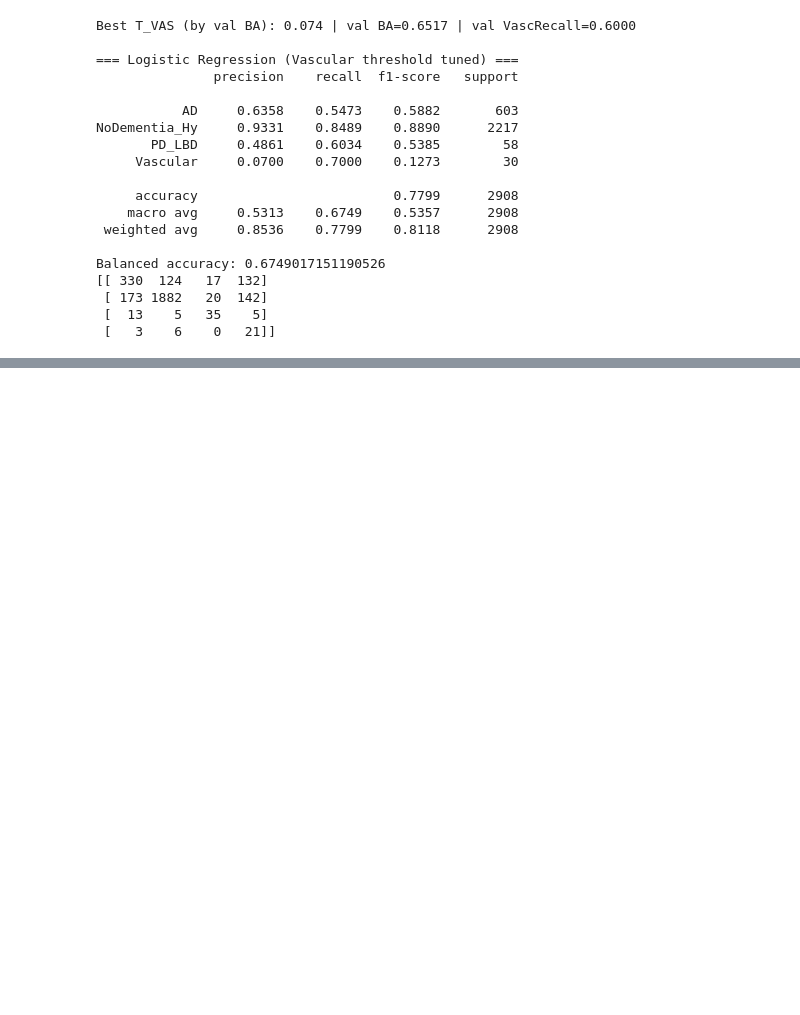
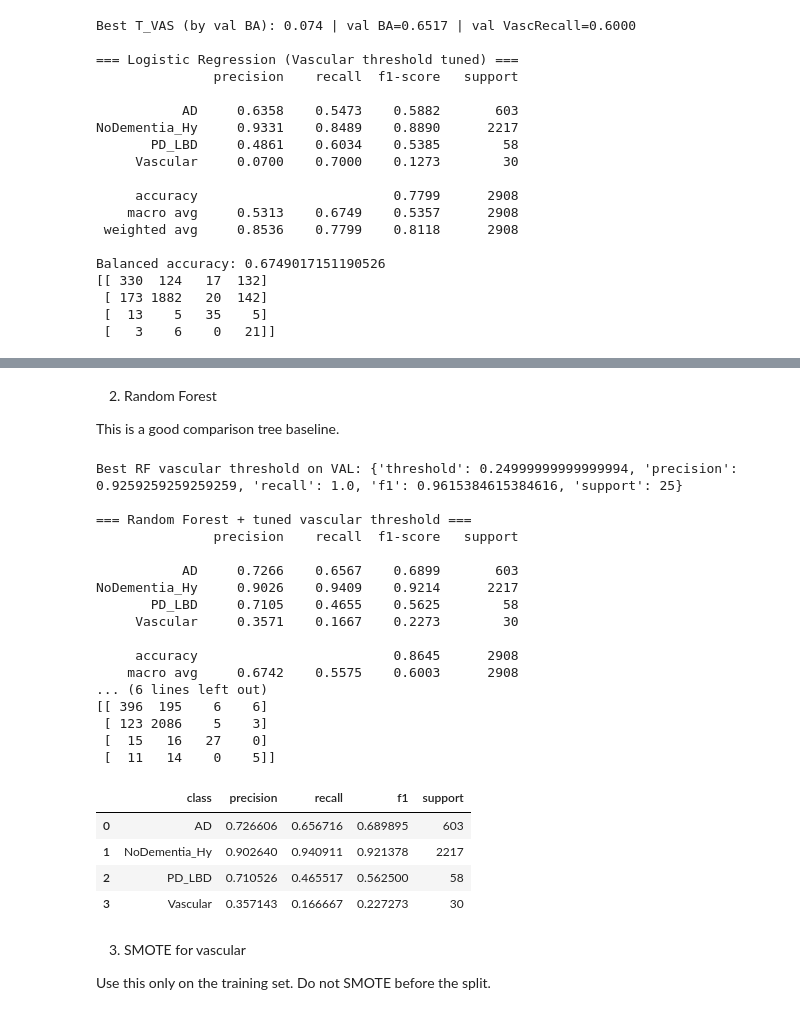
Before and after one commit to MihikaRanj/naccproject, a Jupyter notebook: src/02_train_baseline_model_full_v4.ipynb, the cells around one changed output, grey strips where cells are left out. Cells and saved outputs as stored; diff of their text form; code cells hidden in the pictures; blank space fills up the shorter version.

```diff
--- a/src/02_train_baseline_model_full_v4.ipynb
+++ b/src/02_train_baseline_model_full_v4.ipynb
@@ -1326,0 +1600,72 @@ NameError: name 'y_train' is not defined
+# %% [markdown]
+2) Random Forest
+
+This is a good comparison tree baseline.
+# %%
+from sklearn.ensemble import RandomForestClassifier
+
+rf_model = RandomForestClassifier(
+    n_estimators=800,
+    max_depth=None,
+    min_samples_split=8,
+    min_samples_leaf=3,
+    max_features="sqrt",
+    class_weight={
+        "AD": 1.0,
+        "NoDementia_Hy": 1.0,
+        "PD_LBD": 2.0,
+        "Vascular": 4.0,
+    },
+    random_state=42,
+    n_jobs=-1
+)
+
+rf_model.fit(X_train, y_train)
+
+val_proba_rf = rf_model.predict_proba(X_val)
+best_vasc_thr_rf = search_best_single_threshold(
+    y_val,
+    val_proba_rf,
+    target_class="Vascular"
+)
+print("Best RF vascular threshold on VAL:", best_vasc_thr_rf)
+
+test_proba_rf = rf_model.predict_proba(X_test)
+test_pred_rf = predict_with_class_thresholds(
+    test_proba_rf,
+    thresholds={"Vascular": best_vasc_thr_rf["threshold"]}
+)
+
+rf_results = eval_predictions(
+    y_test,
+    test_pred_rf,
+    title="Random Forest + tuned vascular threshold"
+)
+rf_results
+# %% [output]
+Best RF vascular threshold on VAL: {'threshold': 0.24999999999999994, 'precision': 0.9259259259259259, 'recall': 1.0, 'f1': 0.9615384615384616, 'support': 25}
+
+=== Random Forest + tuned vascular threshold ===
+               precision    recall  f1-score   support
+
+           AD     0.7266    0.6567    0.6899       603
+NoDementia_Hy     0.9026    0.9409    0.9214      2217
+       PD_LBD     0.7105    0.4655    0.5625        58
+     Vascular     0.3571    0.1667    0.2273        30
+
+     accuracy                         0.8645      2908
+    macro avg     0.6742    0.5575    0.6003      2908
+... (6 lines left out)
+[[ 396  195    6    6]
+ [ 123 2086    5    3]
+ [  15   16   27    0]
+ [  11   14    0    5]]
+|  | class | precision | recall | f1 | support |
+| 0 | AD | 0.726606 | 0.656716 | 0.689895 | 603 |
+| 1 | NoDementia_Hy | 0.902640 | 0.940911 | 0.921378 | 2217 |
+| 2 | PD_LBD | 0.710526 | 0.465517 | 0.562500 | 58 |
+| 3 | Vascular | 0.357143 | 0.166667 | 0.227273 | 30 |
+# %% [markdown]
+3) SMOTE for vascular
+
+Use this only on the training set. Do not SMOTE before the split.
```
Also changed, not shown: parts of 42 cells of this notebook, 8 other files.
